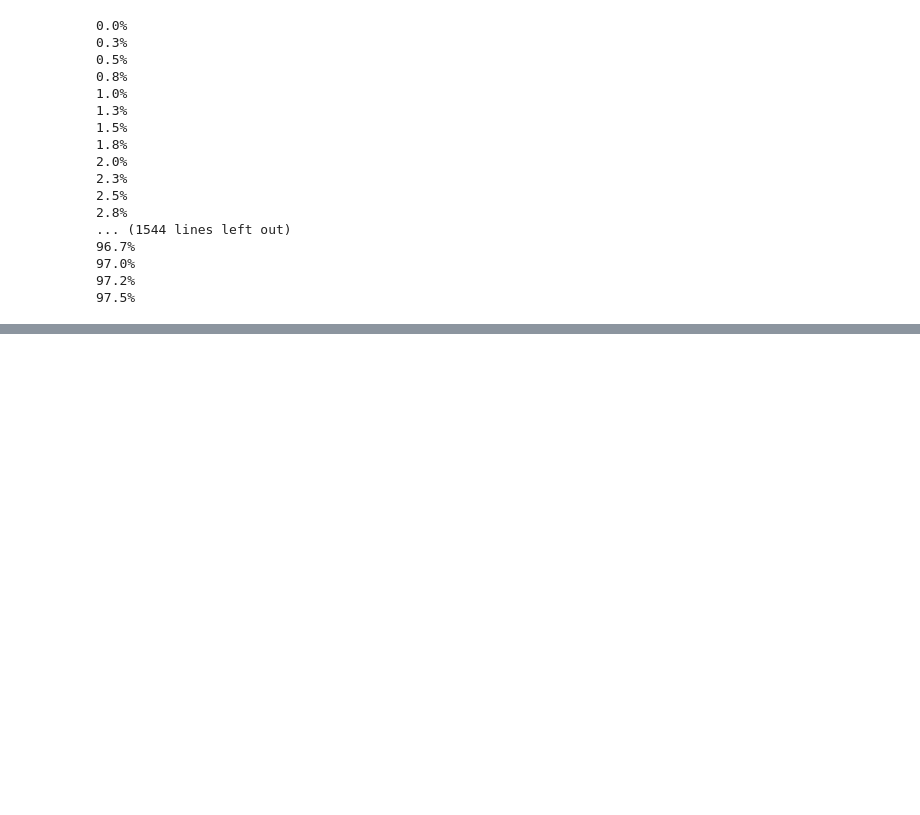
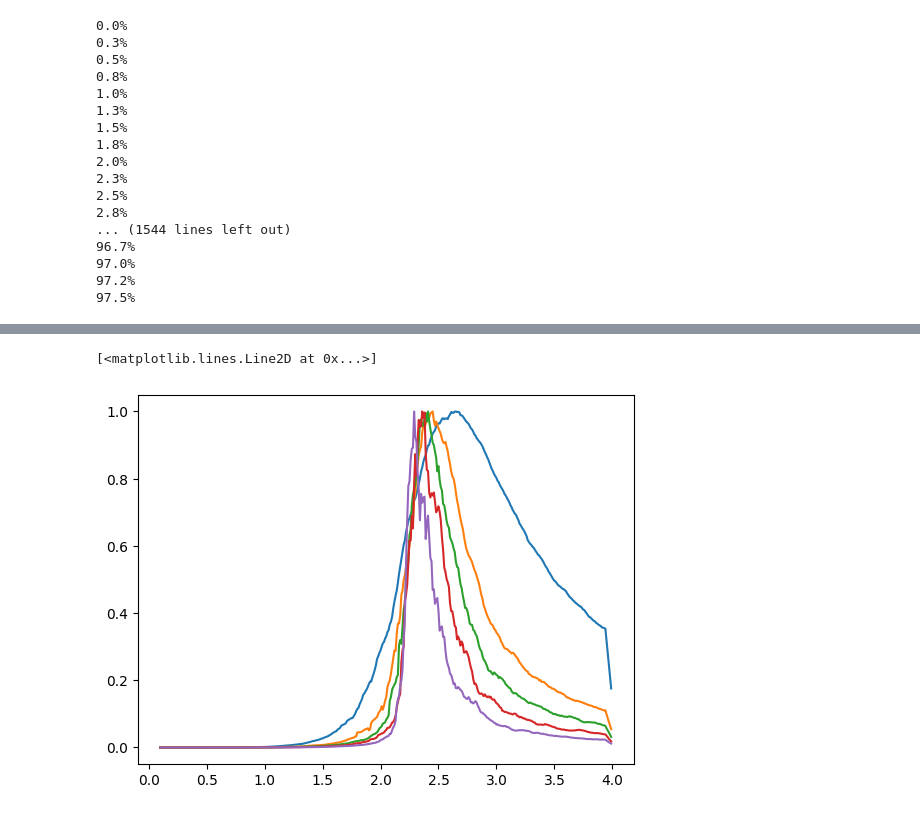
Before and after one commit to noahchanoah/thesis, a Jupyter notebook: CaseCritTemp.ipynb, the cells around one changed output, grey strips where cells are left out. Saved outputs shown, nothing was run; the diff lists cells and outputs as text; code cells hidden in the pictures; blank space fills up the shorter version.

```diff
--- a/CaseCritTemp.ipynb
+++ b/CaseCritTemp.ipynb
@@ -354,0 +350,19 @@ with open('sus6Arr.txt', 'r') as fd:
+# %%
+def movingaverage(interval, window_size):
+    window= np.ones(int(window_size))/float(window_size)
+    return np.convolve(interval, window, 'same')
+# %%
+avgsus6Arr = movingaverage(sus6Arr, 10)
+avgsus12Arr = movingaverage(sus12Arr, 10)
+avgsus16Arr = movingaverage(sus16Arr, 10)
+avgsus24Arr = movingaverage(sus24Arr, 10)
+avgsus32Arr = movingaverage(sus32Arr, 10)
+# %%
+plt.plot(tempRange, [x/max(avgsus6Arr) for x in avgsus6Arr])
+plt.plot(tempRange, [x/max(avgsus12Arr) for x in avgsus12Arr])
+plt.plot(tempRange, [x/max(avgsus16Arr) for x in avgsus16Arr])
+plt.plot(tempRange, [x/max(avgsus24Arr) for x in avgsus24Arr])
+plt.plot(tempRange, [x/max(avgsus32Arr) for x in avgsus32Arr])
+# %% [output]
+[<matplotlib.lines.Line2D at 0x...>]
+[figure, added]
```
Also changed, not shown: parts of 9 cells of this notebook.
